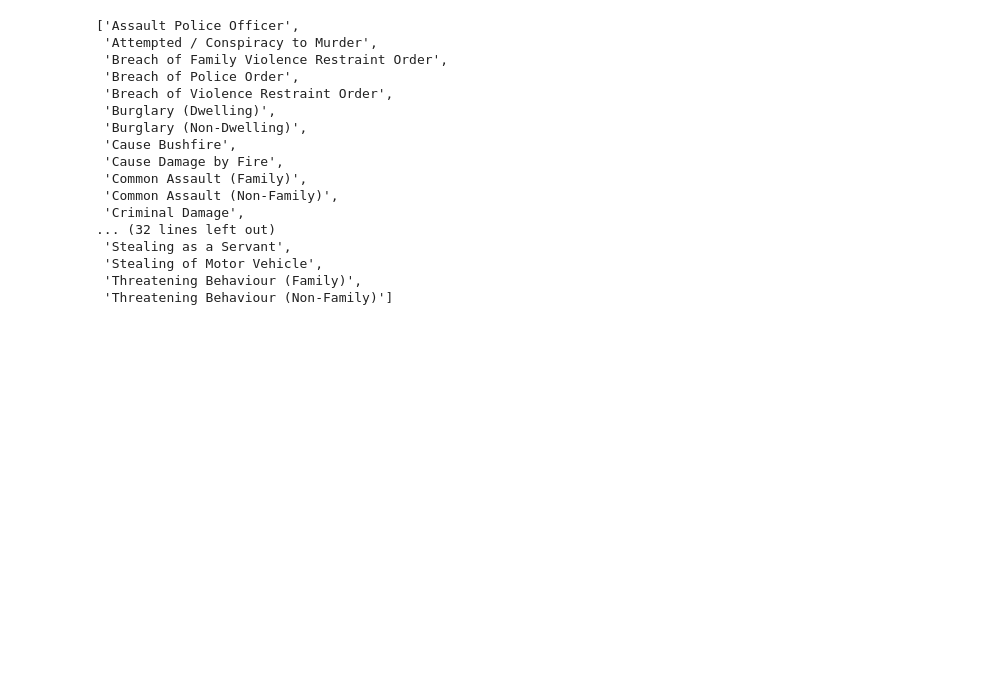
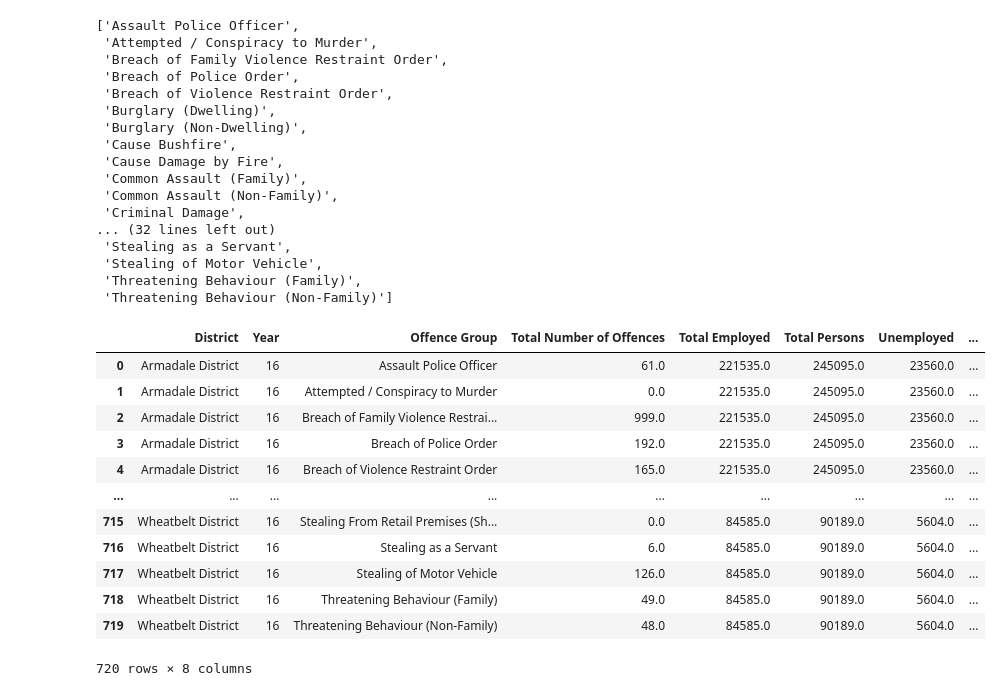
Before and after one commit to natalieddavies/BootcampProject1, a Jupyter notebook: unemployment_offences.ipynb, the cells around one changed output. Saved outputs shown, nothing was run; the diff lists cells and outputs as text; code cells hidden in the pictures; blank space fills up the shorter version.

```diff
--- a/unemployment_offences.ipynb
+++ b/unemployment_offences.ipynb
@@ -137,3 +137,29 @@ offence_list.tolist()
  'Stealing of Motor Vehicle',
  'Threatening Behaviour (Family)',
  'Threatening Behaviour (Non-Family)']
+# %%
+# DATA FILES
+path3 = 'Data/unemployment_offences2.csv'
+
+# READ UNEMPLOYMENT/ OFFENCE DATA
+unemploy_offence_csv = pd.read_csv(path3)
+path4 = 'Data/offence_groups.csv'
+
+# READ OFFENCE GROUPS
+offence_groups_csv = pd.read_csv(path4)
+# %%
+unemploy_offence_csv
+# %% [output]
+|  | District | Year | Offence Group | Total Number of Offences | Total Employed | Total Persons | Unemployed | ... |
+| 0 | Armadale District | 16 | Assault Police Officer | 61.0 | 221535.0 | 245095.0 | 23560.0 | ... |
+| 1 | Armadale District | 16 | Attempted / Conspiracy to Murder | 0.0 | 221535.0 | 245095.0 | 23560.0 | ... |
+| 2 | Armadale District | 16 | Breach of Family Violence Restrai... | 999.0 | 221535.0 | 245095.0 | 23560.0 | ... |
+| 3 | Armadale District | 16 | Breach of Police Order | 192.0 | 221535.0 | 245095.0 | 23560.0 | ... |
+| 4 | Armadale District | 16 | Breach of Violence Restraint Order | 165.0 | 221535.0 | 245095.0 | 23560.0 | ... |
+| ... | ... | ... | ... | ... | ... | ... | ... | ... |
+| 715 | Wheatbelt District | 16 | Stealing From Retail Premises (Sh... | 0.0 | 84585.0 | 90189.0 | 5604.0 | ... |
+| 716 | Wheatbelt District | 16 | Stealing as a Servant | 6.0 | 84585.0 | 90189.0 | 5604.0 | ... |
+| 717 | Wheatbelt District | 16 | Stealing of Motor Vehicle | 126.0 | 84585.0 | 90189.0 | 5604.0 | ... |
+| 718 | Wheatbelt District | 16 | Threatening Behaviour (Family) | 49.0 | 84585.0 | 90189.0 | 5604.0 | ... |
+| 719 | Wheatbelt District | 16 | Threatening Behaviour (Non-Family) | 48.0 | 84585.0 | 90189.0 | 5604.0 | ... |
+720 rows × 8 columns
```
Also changed, not shown: parts of 2 cells of this notebook, 2 other files.
